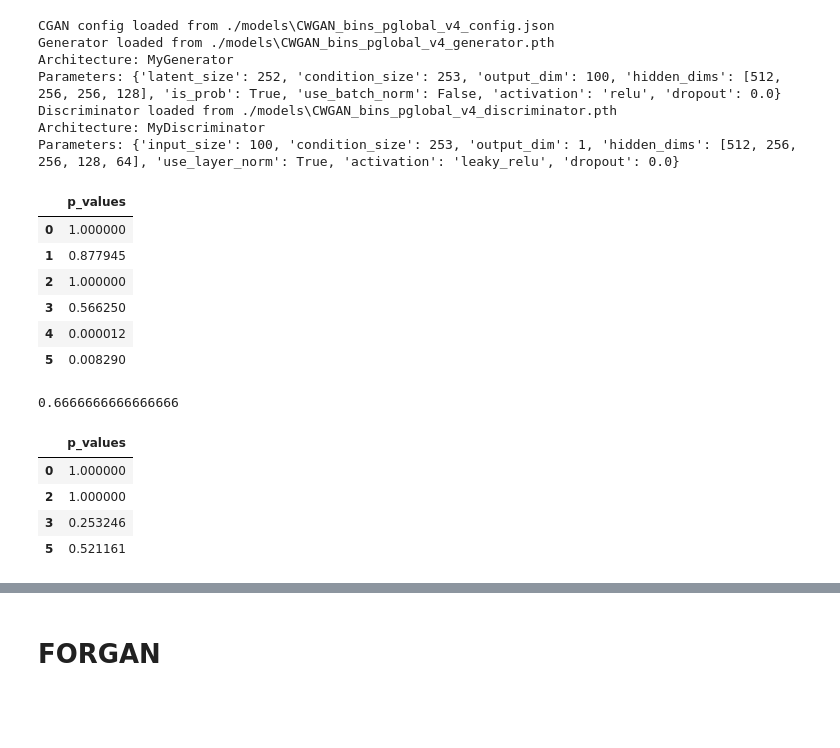
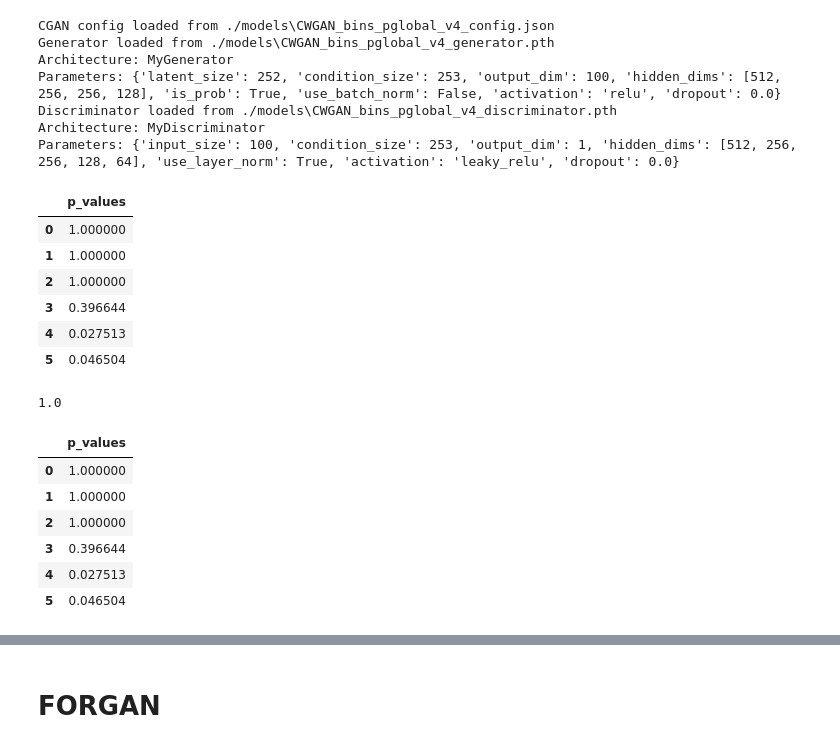
Before and after one commit to matteorofrano/CGAN-for-probability-distribution-generation, a Jupyter notebook: tests.ipynb, the cells around one changed output, grey strips where cells are left out. Drawn from its saved outputs; the diff is of its cells as text; code cells hidden in the pictures; blank space fills up the shorter version.

```diff
--- a/tests.ipynb
+++ b/tests.ipynb
@@ -333,35 +333,37 @@ Parameters: {'input_size': 100, 'condition_size': 253, 'output_dim': 1, 'hidden_
 # %%
 
 mydata, mean, std = prepare_data(pdfs, paths, preprocess='log')
-preds, _ = conditional_gan.generate(mydata)
+_, preds = conditional_gan.generate(mydata)
 
 generated = np.exp(preds)
 p_values = []
 for i, row in enumerate(pdfs):
     _, p_value = ks_test_gan_cdf(generated[i], row)
     p_values.append(p_value)
 
 test_df = pd.DataFrame({'p_values':p_values})
 test_df
 # %% [output]
 |  | p_values |
 | 0 | 1.000000 |
-| 1 | 0.877945 |
+| 1 | 1.000000 |
 | 2 | 1.000000 |
-| 3 | 0.566250 |
-| 4 | 0.000012 |
-| 5 | 0.008290 |
+| 3 | 0.396644 |
+| 4 | 0.027513 |
+| 5 | 0.046504 |
 # %%
 test_h0 = test_df[test_df['p_values']>0.01]
 print(len(test_h0)/len(test_df))
 test_h0
 # %% [output]
-0.6666666666666666
+1.0
 |  | p_values |
 | 0 | 1.000000 |
+| 1 | 1.000000 |
 | 2 | 1.000000 |
-| 3 | 0.253246 |
-| 5 | 0.521161 |
+| 3 | 0.396644 |
+| 4 | 0.027513 |
+| 5 | 0.046504 |
 # %%
 Xt
 # %% [output]
```
Also changed, not shown: parts of 24 cells of this notebook, 18 other files.
